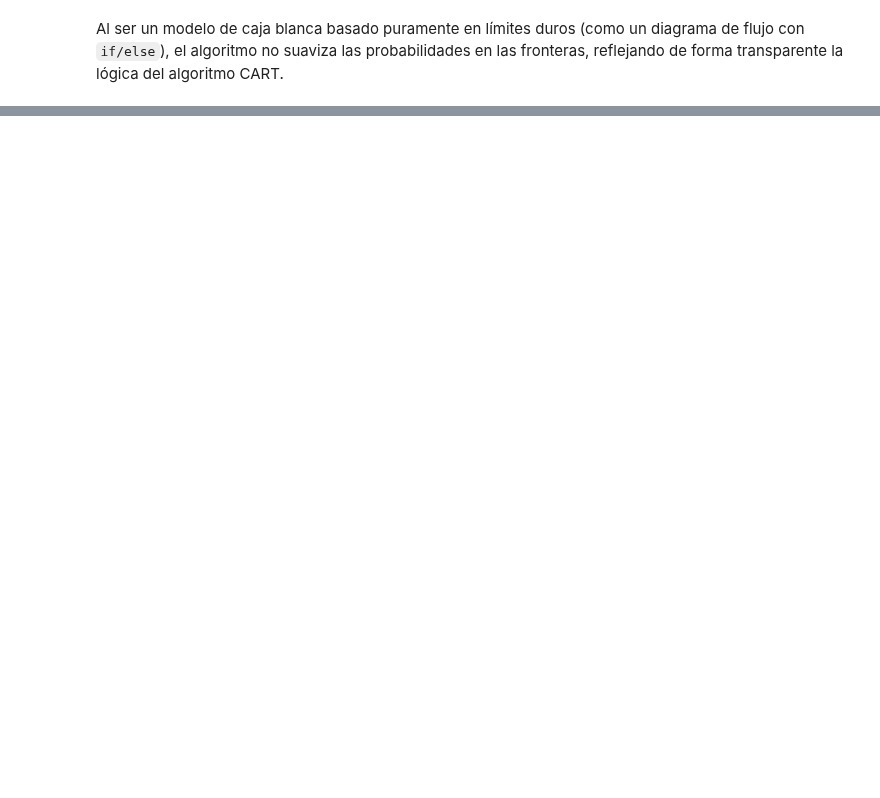
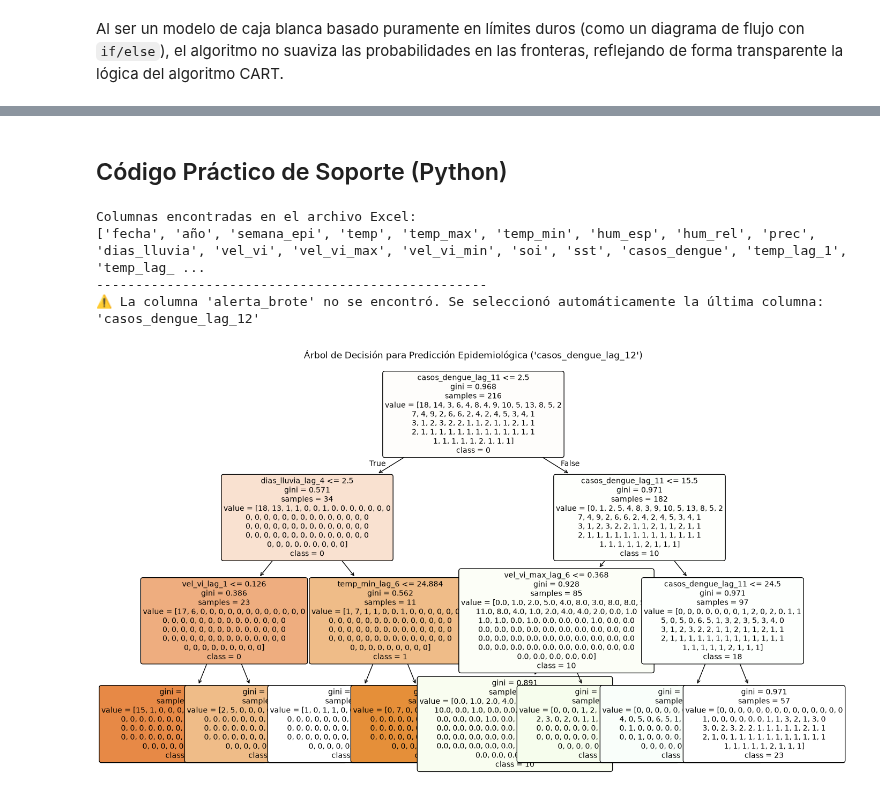
Before and after one commit to marco-canas/machine_learning_idalina, a Jupyter notebook: 1_arbol_de_decision/1_scripts/decision_tree_3.ipynb, the cells around one changed output, grey strips where cells are left out. Saved outputs shown, nothing was run; the diff lists cells and outputs as text; code cells hidden in the pictures; blank space fills up the shorter version.

Commit message:
arbol 3

```diff
--- a/1_arbol_de_decision/1_scripts/decision_tree_3.ipynb
+++ b/1_arbol_de_decision/1_scripts/decision_tree_3.ipynb
@@ -287,0 +553,74 @@ Al ser un modelo de caja blanca basado puramente en límites duros (como un diag
+# %% [markdown]
+
+## Código Práctico de Soporte (Python)
+# %%
+import pandas as pd
+import matplotlib.pyplot as plt
+from sklearn.tree import DecisionTreeClassifier, plot_tree
+from sklearn.model_selection import train_test_split
+
+# 1. Cargar el dataset previamente procesado
+ruta_dataset = r"C:\Users\marco\Documentos\investigacion\machine_learning_idalina\1_arbol_de_decision\2_datos\2_procesados\2_meteo_epi_2021-2026_1_rezagos_sin_nulos.xlsx"
+df = pd.read_excel(ruta_dataset)
+
+# --- INSPECCIÓN DE COLUMNAS ---
+# Limpiamos posibles espacios adicionales al inicio/final de los nombres de las columnas
+df.columns = df.columns.str.strip()
+
+print("Columnas encontradas en el archivo Excel:")
+print(list(df.columns))
+print("-" * 50)
+
+# 2. Configuración de variables (AJUSTA SEGÚN TUS COLUMNAS)
+# Opción A: Define el nombre EXACTO de tu variable objetivo según la lista impresa arriba
+# Ejemplos habituales: 'casos', 'alerta', 'brote', 'casos_categoria', etc.
+col_target = 'alerta_brote'
+
+# Validación de seguridad: Si 'alerta_brote' no existe, toma automáticamente la última columna
+if col_target not in df.columns:
+    col_target = df.columns[-1]
+    print(f"⚠️ La columna 'alerta_brote' no se encontró. Se seleccionó automáticamente la última columna: '{col_target}'")
+
+# Selección de predictores (X): Todas las columnas excepto la variable objetivo y columnas de fecha/ID si las hay
+col_features = [col for col in df.columns if col != col_target and col.lower() not in ['fecha', 'date', 'id', 'semana']]
+
+X = df[col_features]
+y = df[col_target]
+
+# 3. División de datos respetando el orden temporal (shuffle=False)
+X_train, X_test, y_train, y_test = train_test_split(X, y, test_size=0.2, random_state=42, shuffle=False)
+
+# 4. Entrenar el modelo de Árbol de Decisión
+tree_clf = DecisionTreeClassifier(max_depth=3, random_state=42)
+tree_clf.fit(X_train, y_train)
+
+# 5. Visualizar el Árbol de Decisión
+plt.figure(figsize=(16, 10))
+plot_tree(
+    tree_clf,
+    feature_names=X.columns,
+    class_names=[str(c) for c in tree_clf.classes_],
+    filled=True,
+    rounded=True,
+    fontsize=10
+)
+plt.title(f"Árbol de Decisión para Predicción Epidemiológica ('{col_target}')")
+plt.show()
+
+# 6. Evaluar una semana específica (primera semana del conjunto de prueba)
+semana_ejemplo = X_test.iloc[[0]]
+
+probabilidades = tree_clf.predict_proba(semana_ejemplo)[0]
+clase_predicha = tree_clf.predict(semana_ejemplo)[0]
+
+print("\n--- RESULTADOS DE LA PREDICCIÓN TEMPORAL ---")
+for i, clase in enumerate(tree_clf.classes_):
+    print(f"Probabilidad de Nivel/Categoría '{clase}': {probabilidades[i]*100:.2f}%")
+
+print(f"\nClase asignada finalmente: {clase_predicha}")
+# %% [output]
+Columnas encontradas en el archivo Excel:
+['fecha', 'año', 'semana_epi', 'temp', 'temp_max', 'temp_min', 'hum_esp', 'hum_rel', 'prec', 'dias_lluvia', 'vel_vi', 'vel_vi_max', 'vel_vi_min', 'soi', 'sst', 'casos_dengue', 'temp_lag_1', 'temp_lag_ ...
+--------------------------------------------------
+⚠️ La columna 'alerta_brote' no se encontró. Se seleccionó automáticamente la última columna: 'casos_dengue_lag_12'
+[figure, added]
```
Also changed, not shown: parts of 43 cells of this notebook, 1 other file.
